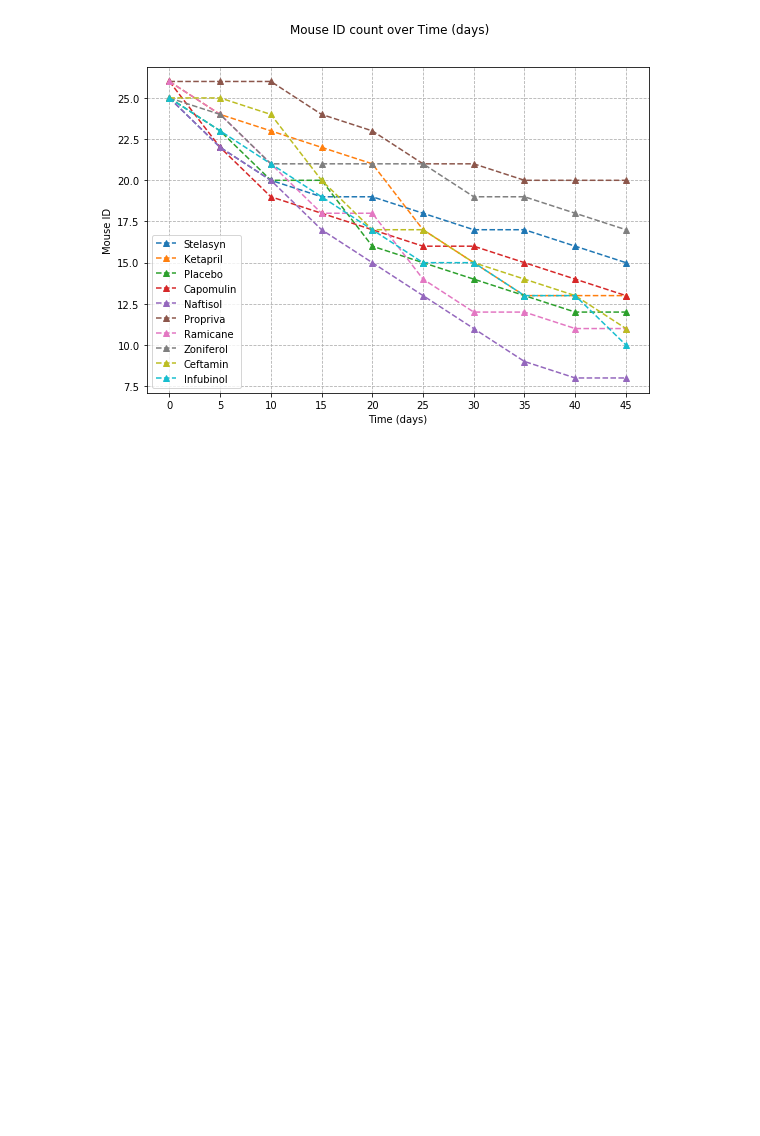
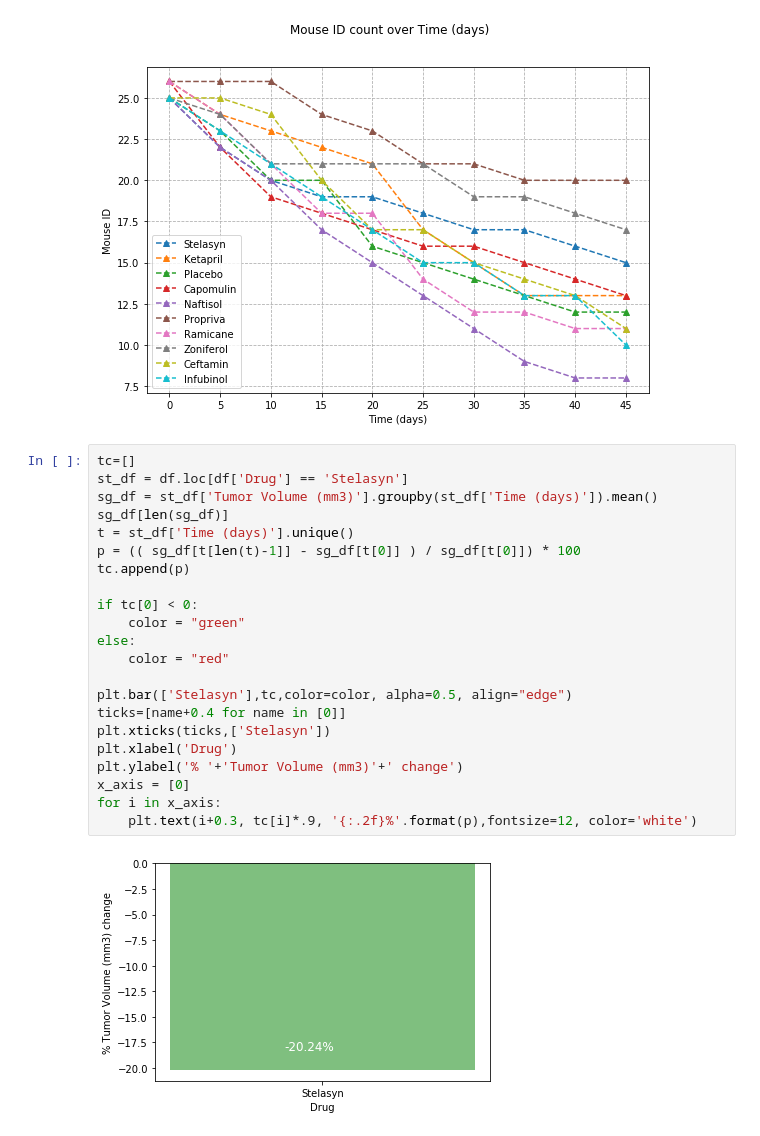
Before and after one commit to jjahn0/matplot_challenges, a Jupyter notebook: Generators/Pymaceuticals/Pymaceuticals.ipynb, the cells around one changed output. Drawn from its saved outputs; the diff is of its cells as text; blank space fills up the shorter version.

```diff
--- a/Generators/Pymaceuticals/Pymaceuticals.ipynb
+++ b/Generators/Pymaceuticals/Pymaceuticals.ipynb
@@ -110,3 +110,27 @@ def plot (xdf, c, x, y):
 plot (df, 'Drug', 'Time (days)','Mouse ID')
 # %% [output]
 [figure]
+# %%
+tc=[]
+st_df = df.loc[df['Drug'] == 'Stelasyn']
+sg_df = st_df['Tumor Volume (mm3)'].groupby(st_df['Time (days)']).mean()
+sg_df[len(sg_df)]
+t = st_df['Time (days)'].unique()
+p = (( sg_df[t[len(t)-1]] - sg_df[t[0]] ) / sg_df[t[0]]) * 100
+tc.append(p)
+
+if tc[0] < 0:
+    color = "green"
+else:
+    color = "red"
+
+plt.bar(['Stelasyn'],tc,color=color, alpha=0.5, align="edge")
+ticks=[name+0.4 for name in [0]]
+plt.xticks(ticks,['Stelasyn'])
+plt.xlabel('Drug')
+plt.ylabel('% '+'Tumor Volume (mm3)'+' change')
+x_axis = [0]
+for i in x_axis:
+    plt.text(i+0.3, tc[i]*.9, '{:.2f}%'.format(p),fontsize=12, color='white')
+# %% [output]
+[figure, added]
```
Also changed, not shown: parts of 2 cells of this notebook.
